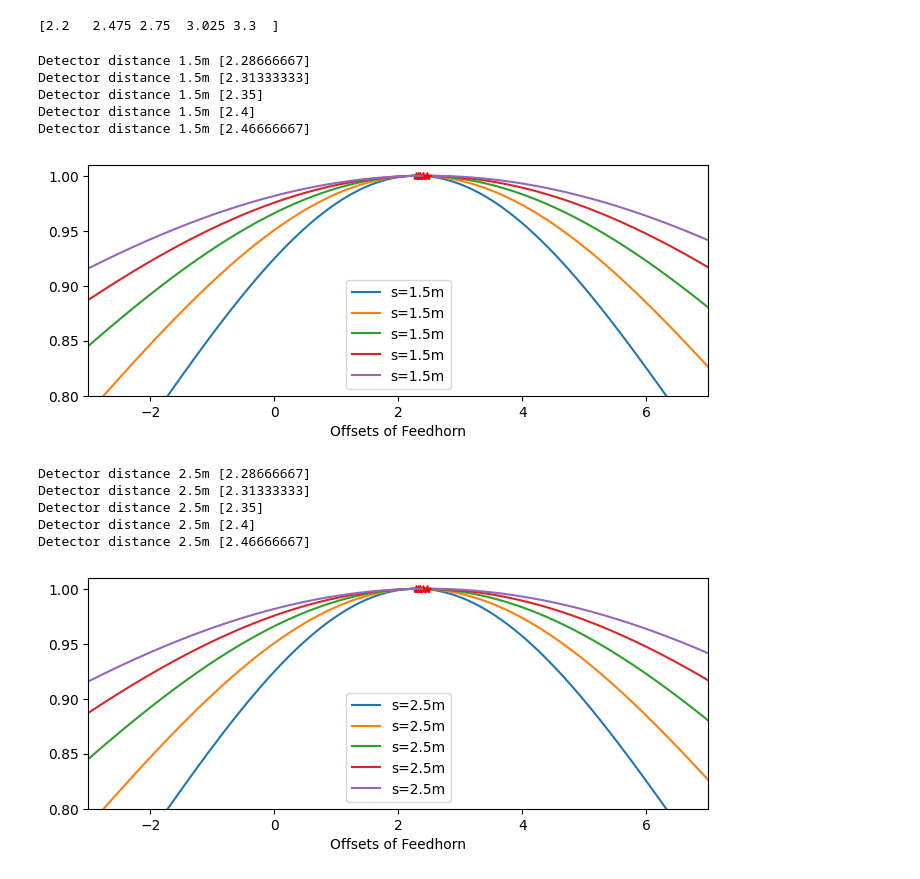
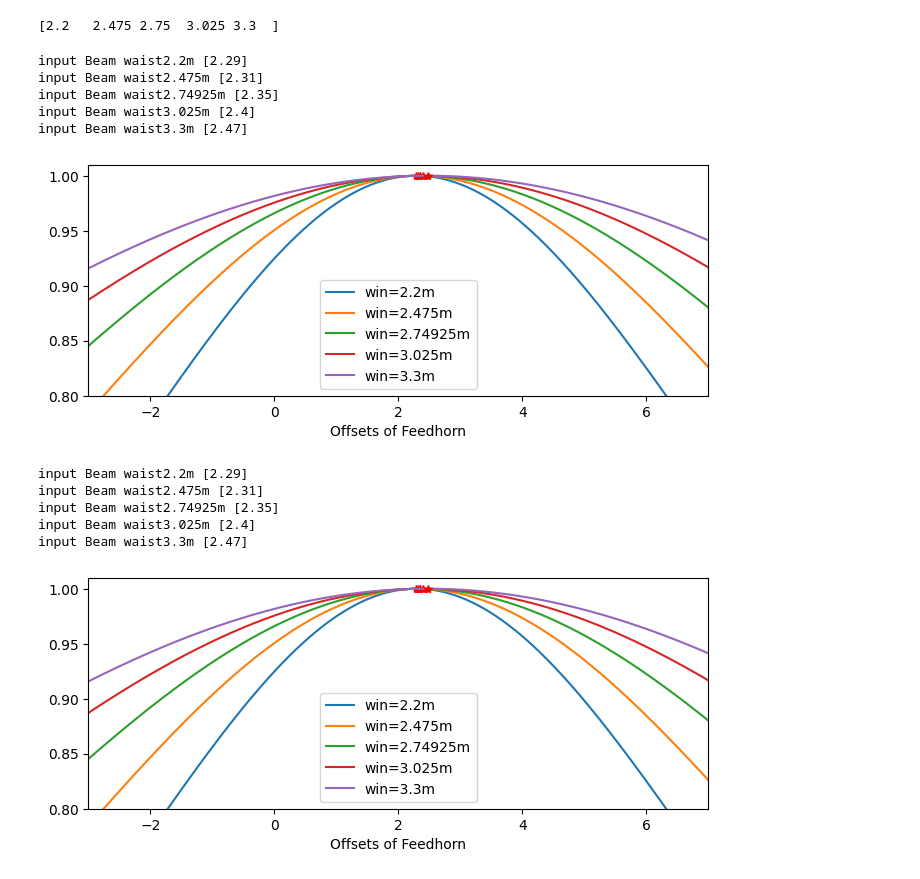
Before and after one commit to XiaodongRencologne/GaussianOptics, a Jupyter notebook: CHAMP_Test.ipynb, the cells around one changed output. Drawn from its saved outputs; the diff is of its cells as text; code cells hidden in the pictures.

```diff
--- a/CHAMP_Test.ipynb
+++ b/CHAMP_Test.ipynb
@@ -65,8 +65,7 @@ def p_w(win,din,dz,s):
     """
     Fucntion used to calculate the beam waist at the detector plane for difference movement of the Rx horn.
     """
-    for item in dz:
-        dzz=item
+    for dzz in dz:
         # mirror 2 parameters, input distance is din2+dz, the the output beamwaist and dout are computed.
         p2=ThinLens(win, din+dzz, f2, Lambda1)
         # calculate the output beam of mirror1.
@@ -80,7 +79,8 @@ def p_w(win,din,dz,s):
         W=np.append(W,w_z)
         P=np.append(P,power)
         W_out=np.append(W_out,p1['wout'])
-        D=np.append(D,s-dz-p1['dout'])
+        #D=np.append(D,s-dzz-p1['dout'])
+        D=np.append(D,p1['dout'])
     P=P/P.max()
     return D, W_out, W, P
 # %%
@@ -89,7 +89,7 @@ z=np.linspace(-3,7,1001)
 fig=plt.figure(figsize=(8,3))
 '''Beam power in detector'''
 for item in D_source:
-    D,W,Ws,Ps=p_w(win2,din2,z,item)
+    D_z,W_z,Ws_z,Ps=p_w(win2,din2,z,item)
     '''Beam power in detector'''
     plt.plot(z,Ps,label='s='+str(item/1000)+'m')
     NN=np.where(Ps==1.0)
@@ -109 +109,13 @@ Detector distance 1000.0m [0.82666667]
 [figure]
+# %%
+fig=plt.figure(figsize=(8,3))
+'''Beam power in detector'''
+D_z,W_z,Ws_z,Ps=p_w(win2,din2,z,1000)
+print(D_z,D_z.size)
+'''Beam power in detector'''
+plt.plot(z,D_z,marker='*',label='s='+str(1000/1000)+'m')
+#plt.ylim([0.8,1.01])
+plt.xlim([z.min(),z.max()])
+plt.legend()
+plt.xlabel('Offsets of Feedhorn')
+plt.show()
@@ -120,27 +136,27 @@ Win_2=[2.2, 2.475, 2.74925, 3.025, 3.3]
 # %%
 Distance=1500
 fig=plt.figure(figsize=(8,3))
 
 '''Beam power in detector'''
 for item in Win_2:
     D,W,Ws,Ps=p_w(item,din2,z,1500)
     '''Beam power in detector'''
-    plt.plot(z,Ps,label='s='+str(Distance/1000)+'m')
+    plt.plot(z,Ps,label='win='+str(item)+'m')
     NN=np.where(Ps==1.0)
-    print('Detector distance '+str(Distance/1000)+'m',z[NN])
+    print('input Beam waist'+str(item)+'m',z[NN])
     plt.plot(z[NN],1.0,'r*')
 plt.ylim([0.8,1.01])
 plt.xlim([z.min(),z.max()])
 plt.legend()
 plt.xlabel('Offsets of Feedhorn')
 plt.show()
 # %% [output]
-Detector distance 1.5m [2.28666667]
-Detector distance 1.5m [2.31333333]
-Detector distance 1.5m [2.35]
-Detector distance 1.5m [2.4]
-Detector distance 1.5m [2.46666667]
+input Beam waist2.2m [2.29]
+input Beam waist2.475m [2.31]
+input Beam waist2.74925m [2.35]
+input Beam waist3.025m [2.4]
+input Beam waist3.3m [2.47]
-[figure, old version]
+[figure, new version]
 # %%
 Distance=2500
 fig=plt.figure(figsize=(8,3))
@@ -149,9 +165,9 @@ fig=plt.figure(figsize=(8,3))
 for item in Win_2:
     D,W,Ws,Ps=p_w(item,din2,z,1500)
     '''Beam power in detector'''
-    plt.plot(z,Ps,label='s='+str(Distance/1000)+'m')
+    plt.plot(z,Ps,label='win='+str(item)+'m')
     NN=np.where(Ps==1.0)
-    print('Detector distance '+str(Distance/1000)+'m',z[NN])
+    print('input Beam waist'+str(item)+'m',z[NN])
     plt.plot(z[NN],1.0,'r*')
 plt.ylim([0.8,1.01])
 plt.xlim([z.min(),z.max()])
@@ -159,12 +175,12 @@ plt.legend()
 plt.xlabel('Offsets of Feedhorn')
 plt.show()
 # %% [output]
-Detector distance 2.5m [2.28666667]
-Detector distance 2.5m [2.31333333]
-Detector distance 2.5m [2.35]
-Detector distance 2.5m [2.4]
-Detector distance 2.5m [2.46666667]
+input Beam waist2.2m [2.29]
+input Beam waist2.475m [2.31]
+input Beam waist2.74925m [2.35]
+input Beam waist3.025m [2.4]
+input Beam waist3.3m [2.47]
-[figure, old version]
+[figure, new version]
 # %%
 Distance=3500
 fig=plt.figure(figsize=(8,3))
```
Also changed, not shown: parts of 4 cells of this notebook.
